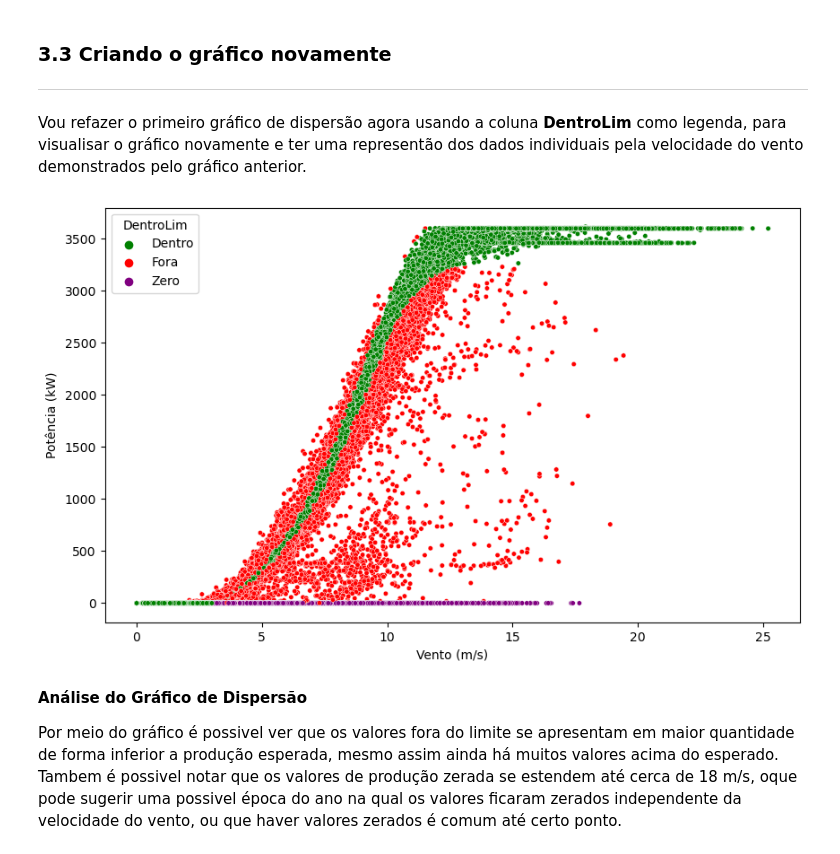
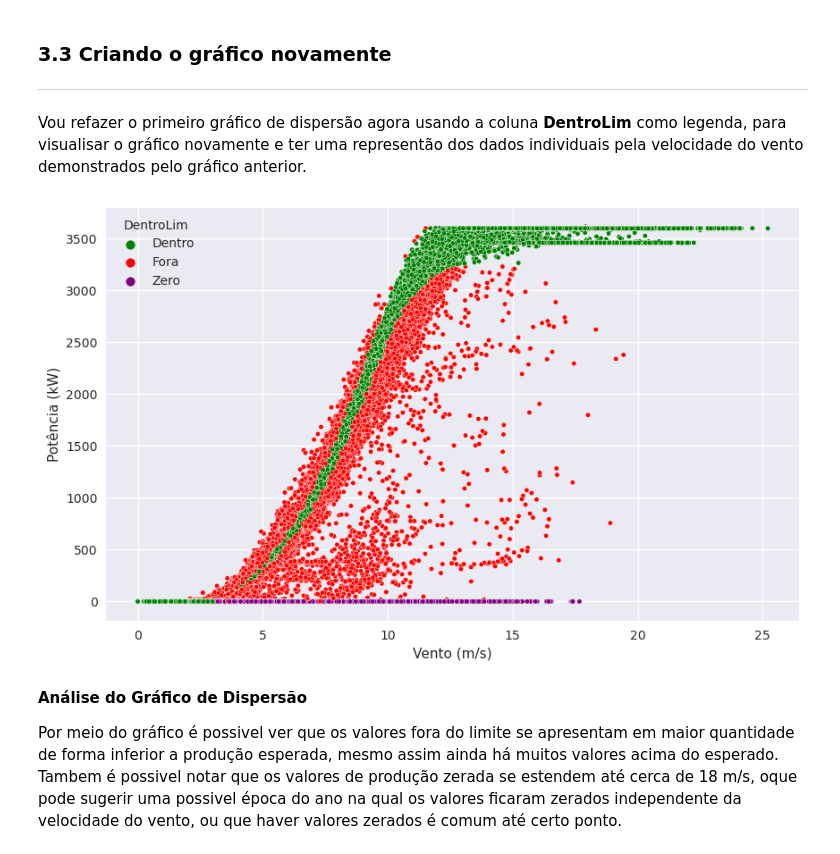
Before and after one commit to EduarAmaral/analisedados, a Jupyter notebook: EnergiaSolar.ipynb, the cells around one changed output. Drawn from its saved outputs; the diff is of its cells as text; code cells hidden in the pictures.

```diff
--- a/EnergiaSolar.ipynb
+++ b/EnergiaSolar.ipynb
@@ -146,10 +146,11 @@ Após a delimitação do que é aceitável, é possível ver pelo gráfico de ba
 Vou refazer o primeiro gráfico de dispersão agora usando a coluna **DentroLim** como legenda, para visualisar o gráfico novamente e ter uma representão dos dados individuais pela velocidade do vento demonstrados pelo gráfico anterior.
 # %%
 #Gráfico de dispersão com legenda
-figure(figsize=(10, 6))
-grafico = sns.scatterplot(data=Energia, x='Vento (m/s)', y='Potência (kW)', hue='DentroLim',s=15, palette=cores)
+with plt.style.context('seaborn-v0_8'):
+    figure(figsize=(10, 6))
+    grafico = sns.scatterplot(data=Energia, x='Vento (m/s)', y='Potência (kW)', hue='DentroLim',s=15, palette=cores)
 # %% [output]
-[figure, old version]
+[figure, new version]
 # %% [markdown]
 **Análise do Gráfico de Dispersão**
 
```
Also changed, not shown: parts of 6 cells of this notebook.
